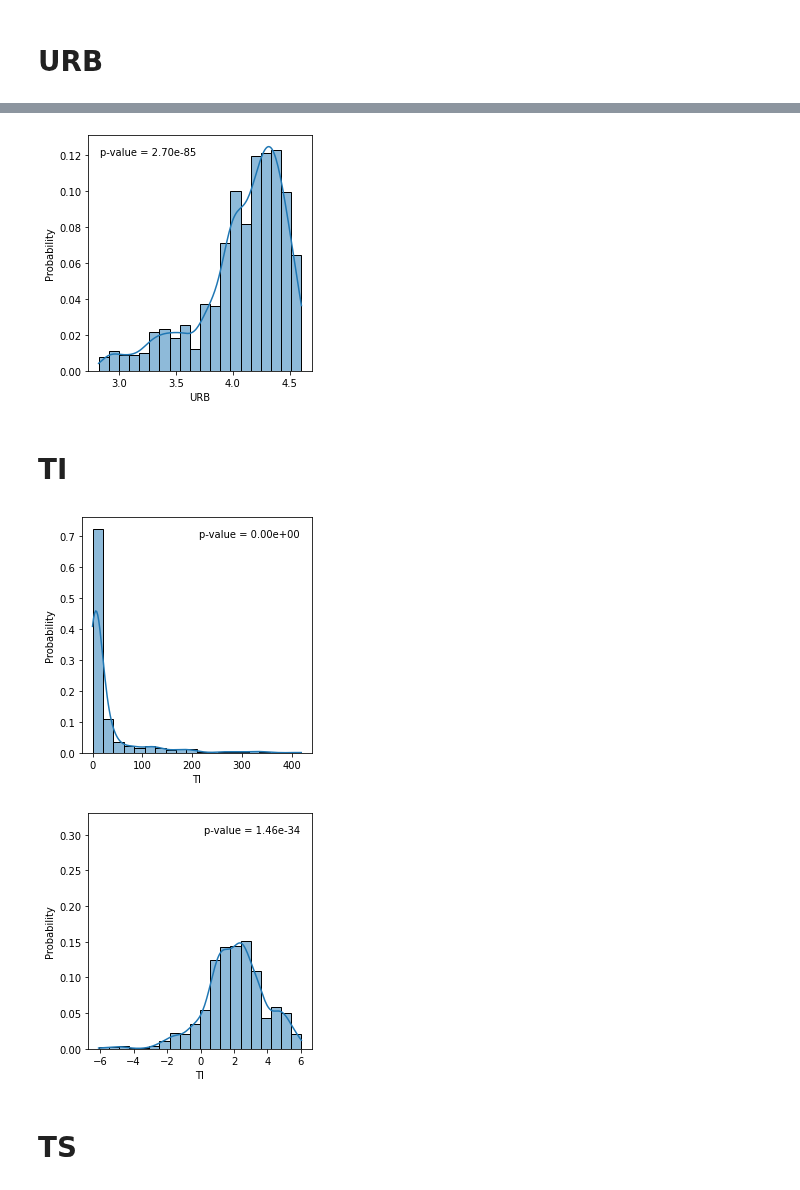
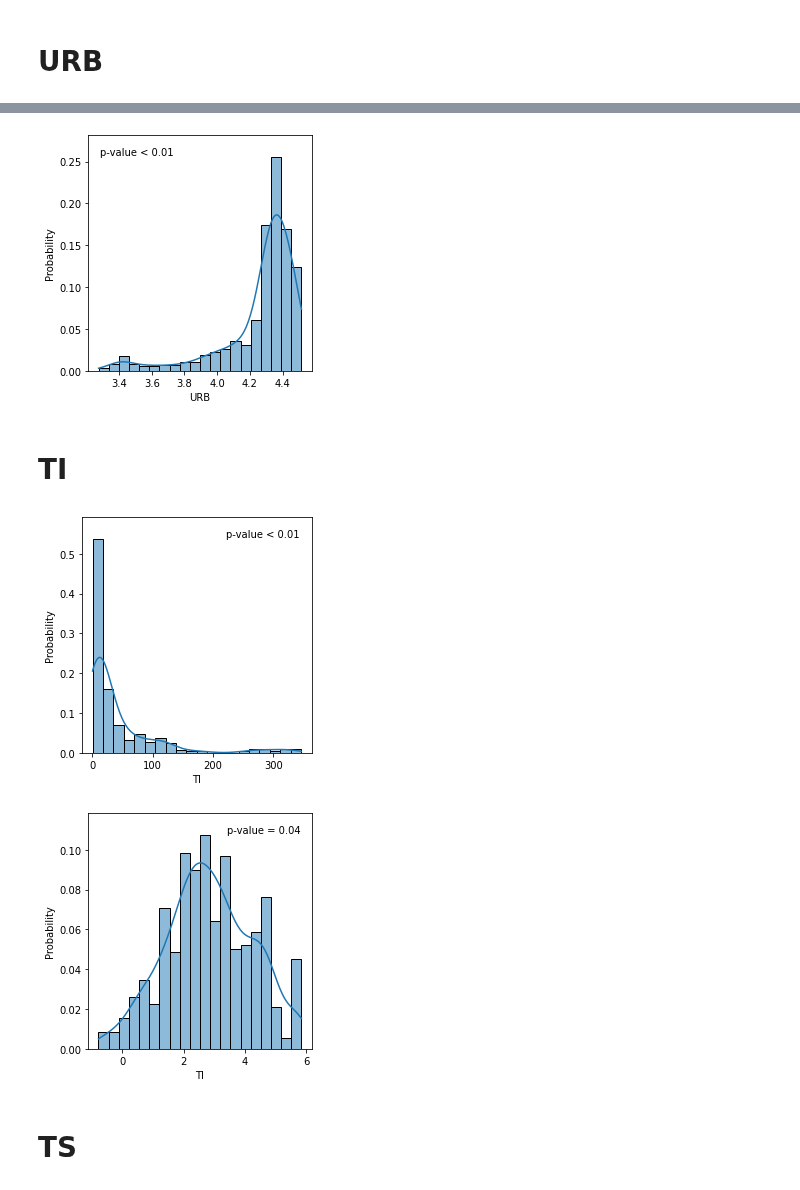
Before and after one commit to drakesiard/em-2020, a Jupyter notebook: analysis/D1_data_analysis.ipynb, the cells around one changed output, grey strips where cells are left out. Cells and saved outputs as stored; diff of their text form; code cells hidden in the pictures.

Commit message:
Fix subset universe, regenerate plots

```diff
--- a/analysis/D1_data_analysis.ipynb
+++ b/analysis/D1_data_analysis.ipynb
@@ -25,8 +25,10 @@ def distplot(x, align='right', **kwargs):
     sns.histplot(x, kde=True, stat='probability', bins=20, **kwargs)
     pval = scipy.stats.normaltest(x, nan_policy='omit').pvalue
     x, ha = (0.95, 'right') if align == 'right' else (0.05, 'left')
-    plt.annotate('p-value = {:.2e}'.format(pval), xy=(x, 0.95),
+    ptext = 'p-value = {:.2f}'.format(pval) if pval >= 0.01 else 'p-value < 0.01'
+    plt.annotate(ptext, xy=(x, 0.95),
                  xycoords='axes fraction', ha=ha, va='top')
+    plt.ylim(0, plt.ylim()[1] * 1.05)
     plt.tight_layout()
 # %% [markdown]
 # ENI
@@ -87,23 +89,22 @@ dataset_all['URB'] = np.log(dataset_raw_all['URB'])
 distplot(dataset['URB'], align='left')
 save_fig('distplot_lnURB.pdf')
 # %% [output]
-[figure, old version]
+[figure, new version]
 # %% [markdown]
 # TI
 # %%
 distplot(dataset_raw['TI'], align='right')
 save_fig('distplot_TI.pdf')
 # %% [output]
-[figure, old version]
+[figure, new version]
 # %%
 dataset['TI'] = np.log(dataset_raw['TI'])
 dataset_all['TI'] = np.log(dataset_raw_all['TI'])
 
 distplot(dataset['TI'], align='right')
-plt.ylim(0, 0.33)
 save_fig('distplot_lnTI.pdf')
 # %% [output]
-[figure, old version]
+[figure, new version]
 # %% [markdown]
 # TS
 # %%
```
Also changed, not shown: parts of 12 cells of this notebook, 22 other files.
